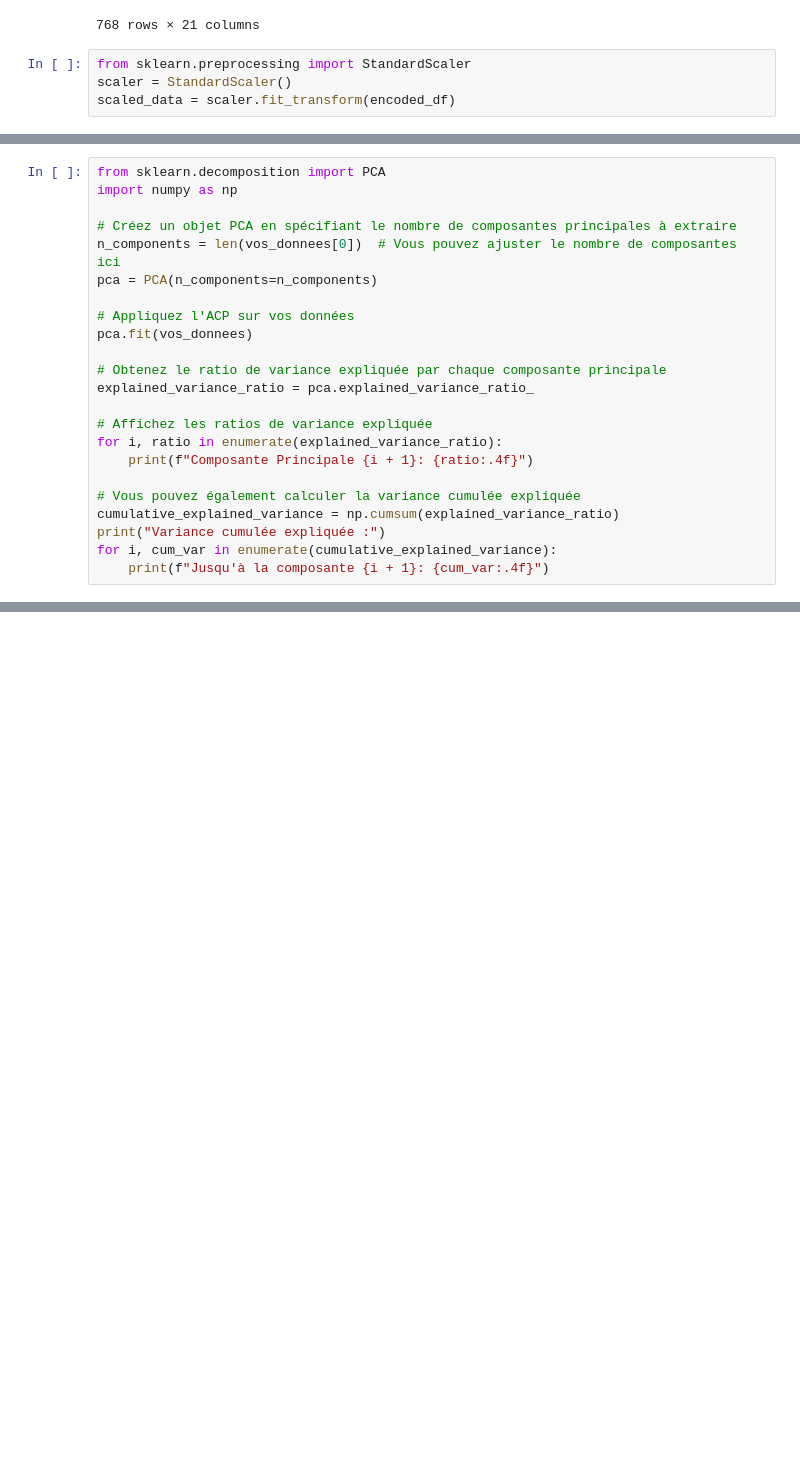
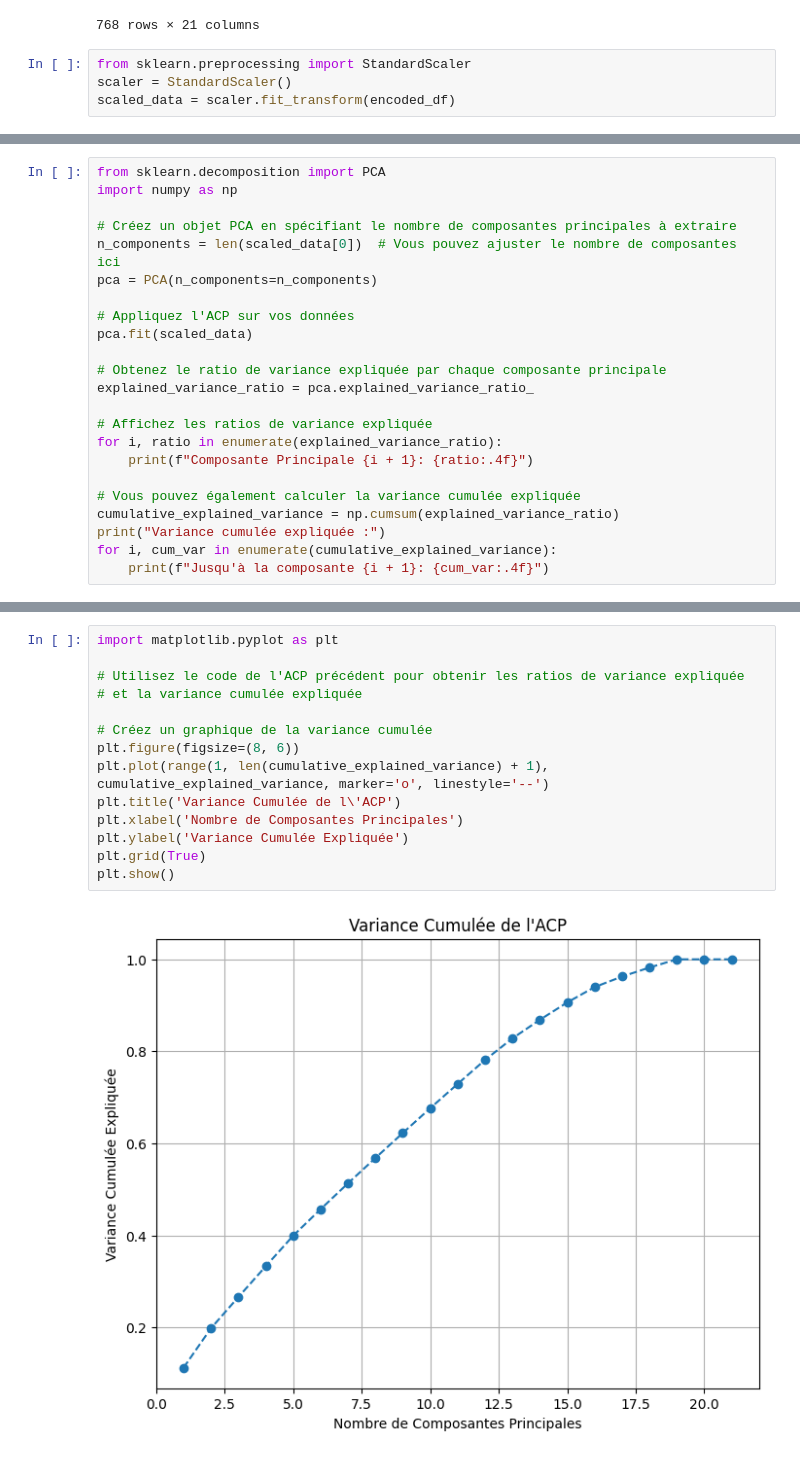
Before and after one commit to Technocolabs100/Analysis-of-Bank-Debit-Collections, a Jupyter notebook: Untitled32.ipynb, the cells around one changed output, grey strips where cells are left out. Saved outputs shown, nothing was run; the diff lists cells and outputs as text; blank space fills up the shorter version.

```diff
--- a/Untitled32.ipynb
+++ b/Untitled32.ipynb
@@ -83,11 +83,11 @@ from sklearn.decomposition import PCA
 import numpy as np
 
 # Créez un objet PCA en spécifiant le nombre de composantes principales à extraire
-n_components = len(vos_donnees[0])  # Vous pouvez ajuster le nombre de composantes ici
+n_components = len(scaled_data[0])  # Vous pouvez ajuster le nombre de composantes ici
 pca = PCA(n_components=n_components)
 
 # Appliquez l'ACP sur vos données
-pca.fit(vos_donnees)
+pca.fit(scaled_data)
 
 # Obtenez le ratio de variance expliquée par chaque composante principale
 explained_variance_ratio = pca.explained_variance_ratio_
@@ -103,0 +122,16 @@ for i, cum_var in enumerate(cumulative_explained_variance):
+# %%
+import matplotlib.pyplot as plt
+
+# Utilisez le code de l'ACP précédent pour obtenir les ratios de variance expliquée
+# et la variance cumulée expliquée
+
+# Créez un graphique de la variance cumulée
+plt.figure(figsize=(8, 6))
+plt.plot(range(1, len(cumulative_explained_variance) + 1), cumulative_explained_variance, marker='o', linestyle='--')
+plt.title('Variance Cumulée de l\'ACP')
+plt.xlabel('Nombre de Composantes Principales')
+plt.ylabel('Variance Cumulée Expliquée')
+plt.grid(True)
+plt.show()
+# %% [output]
+[figure, added]
```
Also changed, not shown: parts of 6 cells of this notebook.
